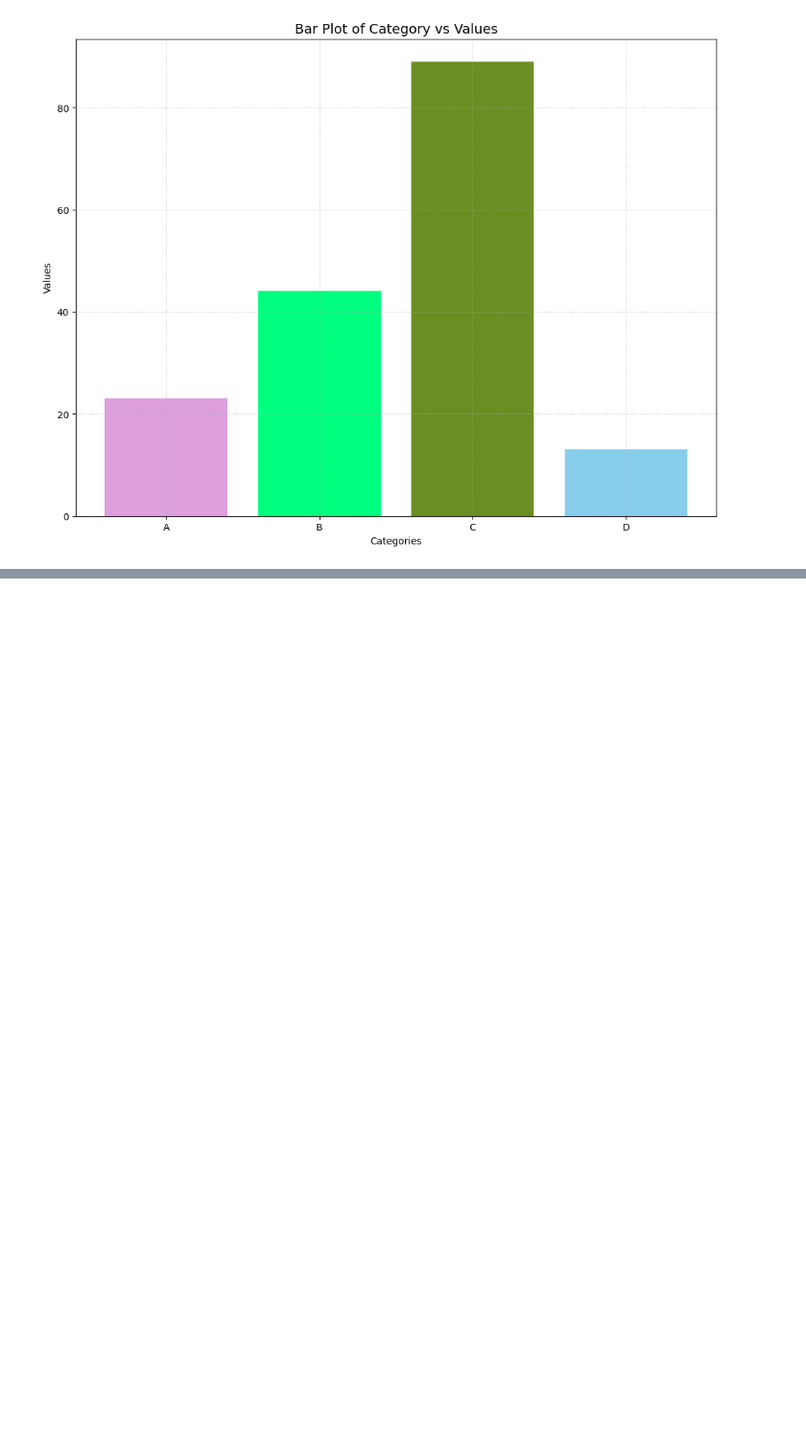
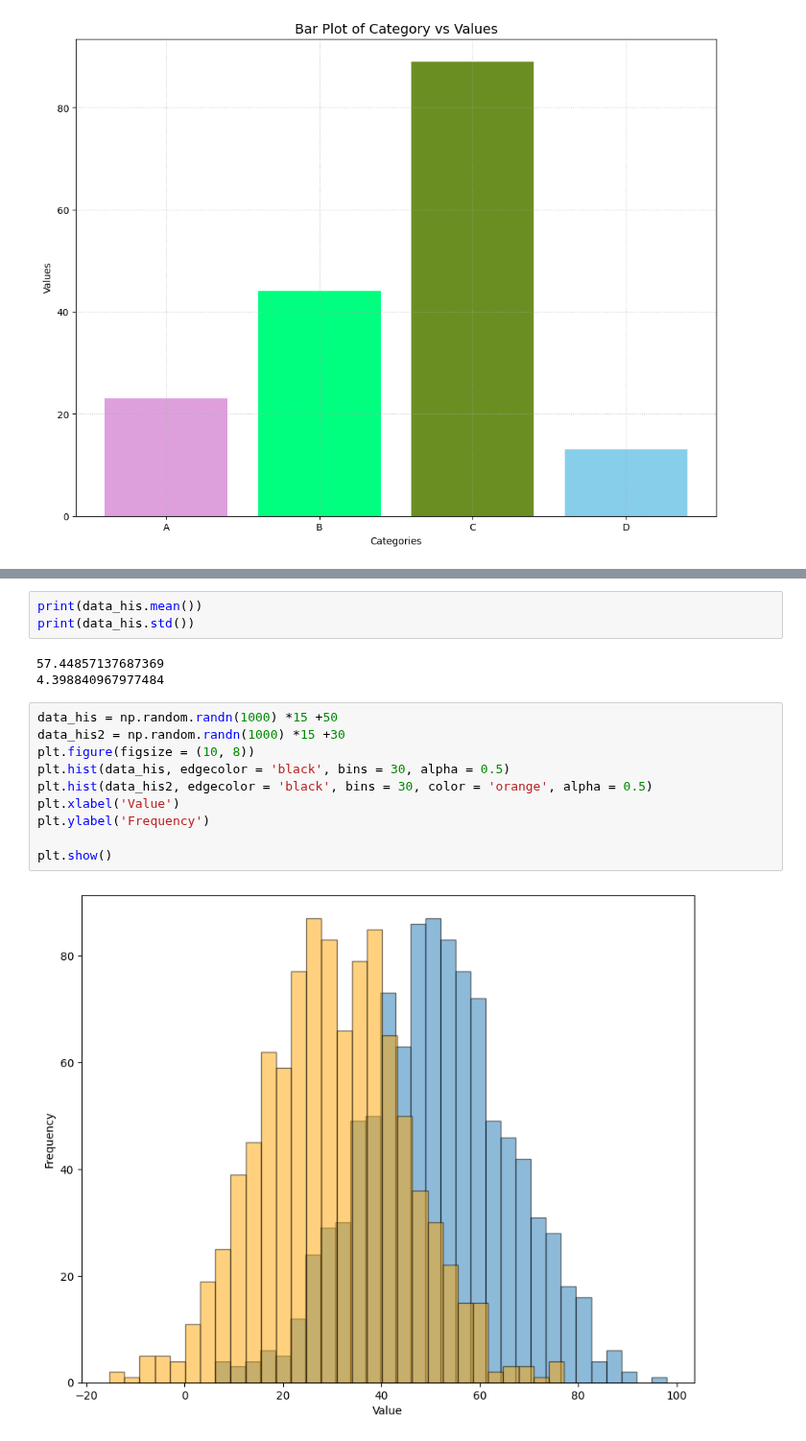
Before and after one commit to khoulaCode/machine-learning-code-orbit, a Jupyter notebook: team_members/from_sulaiman/data_maipulation_pandas.ipynb, the cells around one changed output, grey strips where cells are left out. Shown at 96% size. Cells and saved outputs as stored; diff of their text form; blank space fills up the shorter version.

```diff
--- a/team_members/from_sulaiman/data_maipulation_pandas.ipynb
+++ b/team_members/from_sulaiman/data_maipulation_pandas.ipynb
@@ -639,0 +652,18 @@ plt.show()
+# %%
+print(data_his.mean())
+print(data_his.std())
+# %% [output]
+57.44857137687369
+4.398840967977484
+# %%
+data_his = np.random.randn(1000) *15 +50
+data_his2 = np.random.randn(1000) *15 +30
+plt.figure(figsize = (10, 8))
+plt.hist(data_his, edgecolor = 'black', bins = 30, alpha = 0.5)
+plt.hist(data_his2, edgecolor = 'black', bins = 30, color = 'orange', alpha = 0.5)
+plt.xlabel('Value')
+plt.ylabel('Frequency')
+
+plt.show()
+# %% [output]
+[figure, added]
```
Also changed, not shown: parts of 46 cells of this notebook, 2 other files.
